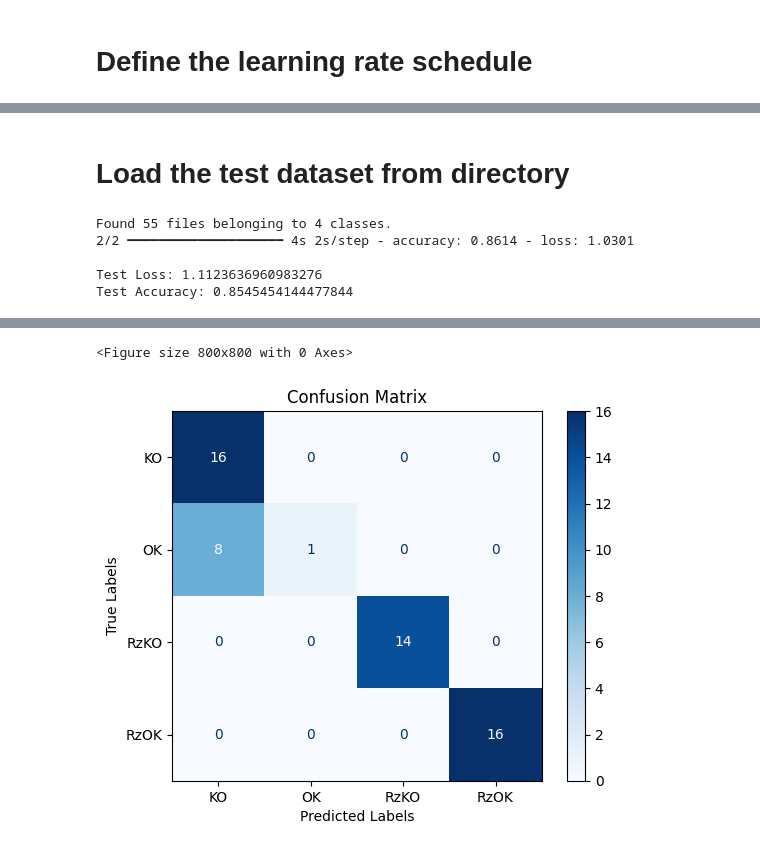
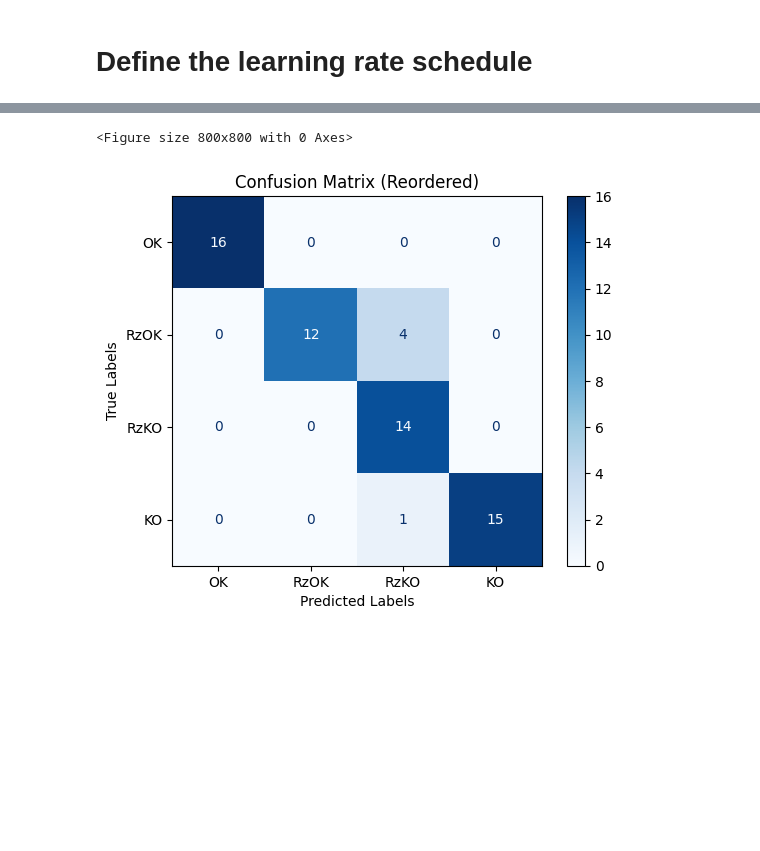
Before and after one commit to arminak6/Control-Quality, a Jupyter notebook: Code/Model/main.ipynb, the cells around one changed output, grey strips where cells are left out. Saved outputs shown, nothing was run; the diff lists cells and outputs as text; code cells hidden in the pictures; blank space fills up the shorter version.

```diff
--- a/Code/Model/main.ipynb
+++ b/Code/Model/main.ipynb
@@ -321,3 +286,16 @@ plt.show()
+# %%
+BATCH_SIZE = 64
+total_images = 330
+total_steps = (total_images // BATCH_SIZE) * 10
+warmup_steps = int(0.1 * total_steps)
+hold_steps = int(0.45 * total_steps)
+schedule = WarmUpCosineDecay(
+    start_lr=0.05,
+    target_lr=1e-2,
+    warmup_steps=warmup_steps,
+    total_steps=total_steps,
+    hold=hold_steps,
+)
 # %%
 final_model = keras.Model(inputs=inputs, outputs=outputs)
 final_model.set_weights(best_weights)
@@ -325,12 +303,13 @@ final_model.set_weights(best_weights)
 
 final_model.compile(
     loss="sparse_categorical_crossentropy",
-    optimizer=keras.optimizers.SGD(weight_decay=5e-4, learning_rate=schedule, momentum=0.9,),
+    optimizer=keras.optimizers.SGD(learning_rate=0.01),
     metrics=["accuracy"]
 )
+
 
 full_train_dataset = tf.data.Dataset.from_tensor_slices((images, labels))
 full_train_dataset = full_train_dataset.batch(BATCH_SIZE).prefetch(AUTOTUNE)
 
-history = final_model.fit(full_train_dataset, epochs=15)
+history = final_model.fit(full_train_dataset, epochs=10)
 # %% [output]
@@ -379,47 +359,30 @@ plt.show()
-# %% [markdown]
-# Load the test dataset from directory
-# %%
-test_dataset = tf.keras.preprocessing.image_dataset_from_directory(
-    "/content/drive/MyDrive/3D/ttt/ttt",  # Path to test dataset
-    image_size=IMAGE_SIZE,
-    batch_size=BATCH_SIZE,
-    label_mode='int'  # Use 'int' labels to match the training dataset
-)
-
- # Apply gamma and normalize
-
-# Evaluate the final model on the test dataset
-test_loss, test_accuracy = final_model.evaluate(test_dataset)
-print(f"\nTest Loss: {test_loss}")
-print(f"Test Accuracy: {test_accuracy}")
-# %% [output]
-Found 55 files belonging to 4 classes.
-2/2 ━━━━━━━━━━━━━━━━━━━━ 4s 2s/step - accuracy: 0.8614 - loss: 1.0301
-
-Test Loss: 1.1123636960983276
-Test Accuracy: 0.8545454144477844
 # %%
 from sklearn.metrics import confusion_matrix, ConfusionMatrixDisplay
 
 # Load the test dataset
 test_dataset = tf.keras.preprocessing.image_dataset_from_directory(
-   "/content/drive/MyDrive/3D/ttt/ttt",  # Path to test dataset
+    "/content/drive/MyDrive/3D/ttt/ttt",
     image_size=IMAGE_SIZE,
     batch_size=BATCH_SIZE,
-    label_mode='int'  # Use 'int' labels to match the training dataset
+    label_mode='int'
 )
 
-# Retrieve class names from the dataset
 class_names = test_dataset.class_names
-print("Class names:", class_names)
+print("Class names from dataset:", class_names)
 
+# Define the desired order of classes
+desired_class_order = ["OK", "RzOK", "RzKO", "KO"]
 
-# Evaluate the final model on the test dataset
+# Map the dataset's class names to the desired order
+class_name_mapping = {name: idx for idx, name in enumerate(class_names)}
+desired_order_indices = [class_name_mapping[name] for name in desired_class_order]
+
+# Evaluate the model
 test_loss, test_accuracy = final_model.evaluate(test_dataset)
 print(f"\nTest Loss: {test_loss}")
 print(f"Test Accuracy: {test_accuracy}")
 
-# Get predictions and true labels for the test dataset
+# Get predictions and true labels
 y_pred = []
 y_true = []
 
@@ -430,12 +393,17 @@ for images, labels in test_dataset:
 
 # Calculate the confusion matrix
 conf_matrix = confusion_matrix(y_true, y_pred)
-disp = ConfusionMatrixDisplay(confusion_matrix=conf_matrix, display_labels=class_names)
 
-# Plot the confusion matrix with class names
+# Reorder the confusion matrix according to the desired class order
+conf_matrix_reordered = conf_matrix[desired_order_indices, :]
+conf_matrix_reordered = conf_matrix_reordered[:, desired_order_indices]
+
+# Plot the reordered confusion matrix
+disp = ConfusionMatrixDisplay(confusion_matrix=conf_matrix_reordered, display_labels=desired_class_order)
+
 plt.figure(figsize=(8, 8))
 disp.plot(cmap="Blues", values_format="d")
-plt.title("Confusion Matrix")
+plt.title("Confusion Matrix (Reordered)")
 plt.xlabel("Predicted Labels")
 plt.ylabel("True Labels")
 plt.show()
@@ -451,2 +418,2 @@ Test Accuracy: 0.8545454144477844
 <Figure size 800x800 with 0 Axes>
-[figure, old version]
+[figure, new version]
```
Also changed, not shown: parts of 31 cells of this notebook.
